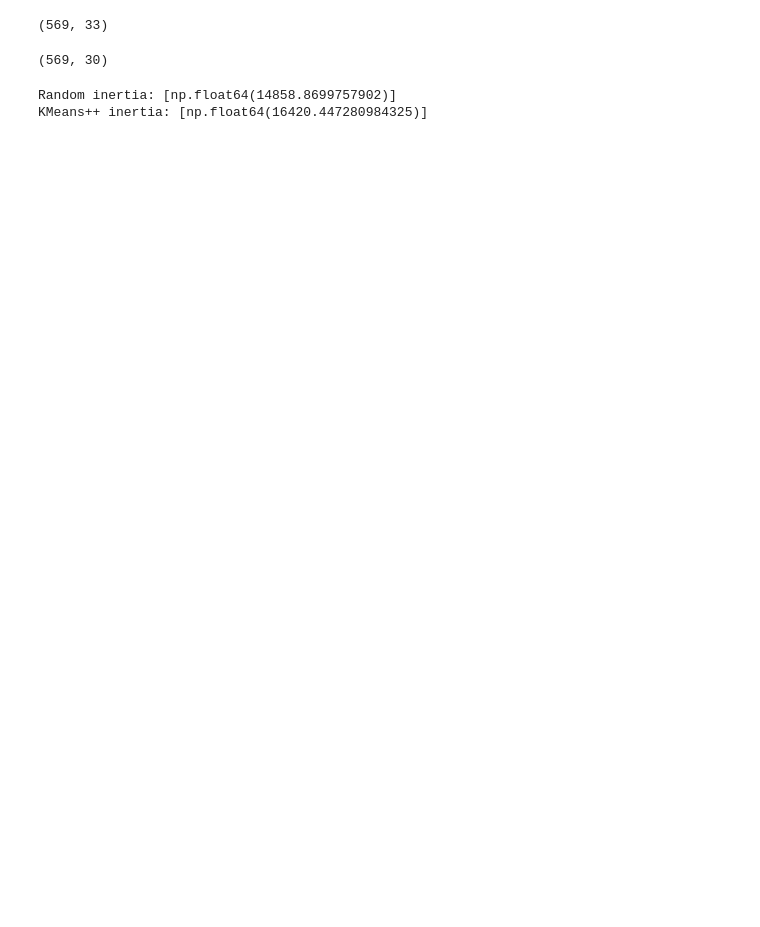
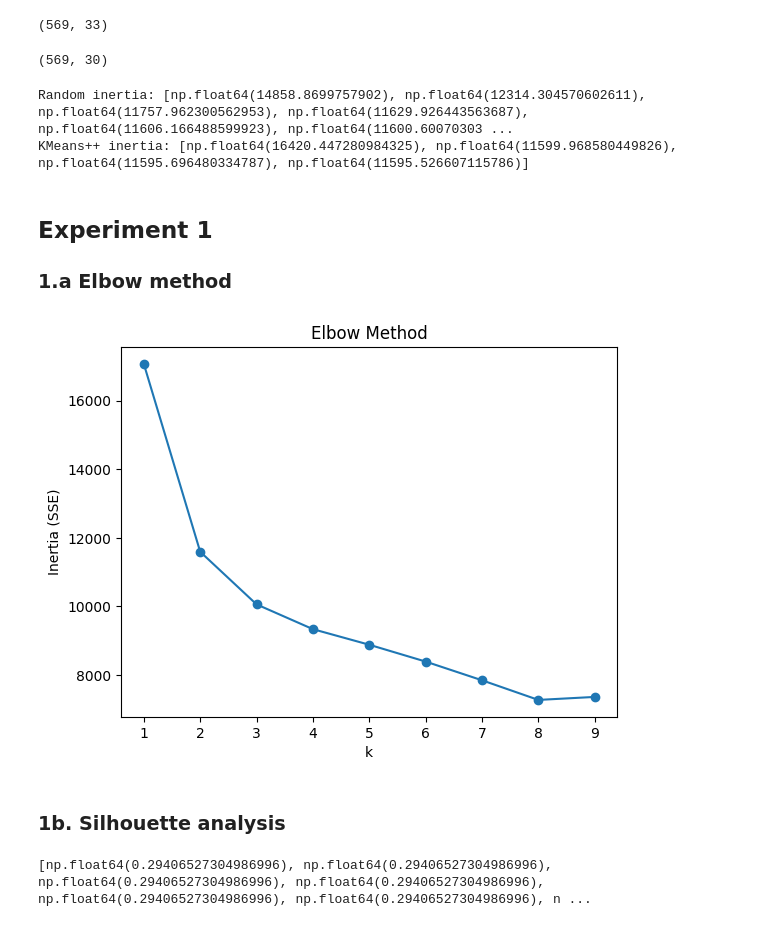
Before and after one commit to lujaine25/PCA-Autoencoder-KMeans-GMM, a Jupyter notebook: clustering.ipynb, the cells around one changed output. Saved outputs shown, nothing was run; the diff lists cells and outputs as text; code cells hidden in the pictures; blank space fills up the shorter version.

Commit message:
experiment 1 done

```diff
--- a/clustering.ipynb
+++ b/clustering.ipynb
@@ -28,16 +28,16 @@ class K_means:
         centroids = []
         centroids.append(x[index])
 
-        for _ in (1, self.k):
+        for _ in range(1, self.k):
             dists_sq = np.min(
                     [np.sum((x - c) ** 2, axis=1) for c in centroids],
                     axis=0
                 ) # for each point in x:
                 # compute distance to every centroid
                 # keep the smallest one
-        probs = dists_sq / np.sum(dists_sq)
-        index = np.random.choice(num_of_samples, p=probs)
-        centroids.append(x[index])
+            probs = dists_sq / np.sum(dists_sq)
+            index = np.random.choice(num_of_samples, p=probs)
+            centroids.append(x[index])
 
         return np.array(centroids)
 
@@ -80,7 +80,7 @@ class K_means:
                 break
 
             self.centroids = new_centroids
-            return self
+        return self
 
     def predict(self, x):
         return self.assign_clusters(x)
@@ -97,26 +97,47 @@ print(df.shape)
 y = df["diagnosis"].map({"M": 1, "B": 0}).values
 
 # drop non-feature columns
-X = df.drop(columns=["id", "diagnosis", "Unnamed: 32"], errors="ignore").values
+x = df.drop(columns=["id", "diagnosis", "Unnamed: 32"], errors="ignore").values
 
 # standardize features
 scaler = StandardScaler()
-X = scaler.fit_transform(X)
+x = scaler.fit_transform(x)
 
-print(X.shape)
+print(x.shape)
 # %% [output]
 (569, 30)
 # %%
 k = 2
 
 kmeans_rand = K_means(k=k, init="random", random_state=42)
-kmeans_rand.fit(X)
+kmeans_rand.fit(x)
 
 kmeans_pp = K_means(k=k, init="kmeans++", random_state=42)
-kmeans_pp.fit(X)
+kmeans_pp.fit(x)
 
 print("Random inertia:", kmeans_rand.inertia_history)
 print("KMeans++ inertia:", kmeans_pp.inertia_history)
 # %% [output]
-Random inertia: [np.float64(14858.8699757902)]
-KMeans++ inertia: [np.float64(16420.447280984325)]
+Random inertia: [np.float64(14858.8699757902), np.float64(12314.304570602611), np.float64(11757.962300562953), np.float64(11629.926443563687), np.float64(11606.166488599923), np.float64(11600.60070303 ...
+KMeans++ inertia: [np.float64(16420.447280984325), np.float64(11599.968580449826), np.float64(11595.696480334787), np.float64(11595.526607115786)]
+# %% [markdown]
+## Experiment 1
+### 1.a Elbow method
+# %%
+ks_elbow = range(1, 10)
+inertias = []
+
+for k in ks_elbow:
+    kmeans = K_means(k=k, init="kmeans++", random_state=42)
+    kmeans.fit(x)
+    inertias.append(kmeans.inertia_history[-1])
+# %%
+plt.plot(ks_elbow, inertias, marker='o')
+plt.xlabel("k")
+plt.ylabel("Inertia (SSE)")
+plt.title("Elbow Method")
+plt.show()
+# %% [output]
+[figure, added]
+# %% [markdown]
+### 1b. Silhouette analysis
@@ -122,0 +174,13 @@ KMeans++ inertia: [np.float64(16420.447280984325)]
+# %%
+sil_scores = []
+ks_silhouette = range(2, 10)
+
+for k in ks_silhouette:
+    km = K_means(k=k, init="kmeans++", random_state=42)
+    km.fit(x)
+    score = silhouette_score_scratch(x, km.labels)
+    sil_scores.append(score)
+
+print(sil_scores)
+# %% [output]
+[np.float64(0.29406527304986996), np.float64(0.29406527304986996), np.float64(0.29406527304986996), np.float64(0.29406527304986996), np.float64(0.29406527304986996), np.float64(0.29406527304986996), n ...
```
Also changed, not shown: parts of 10 cells of this notebook.
